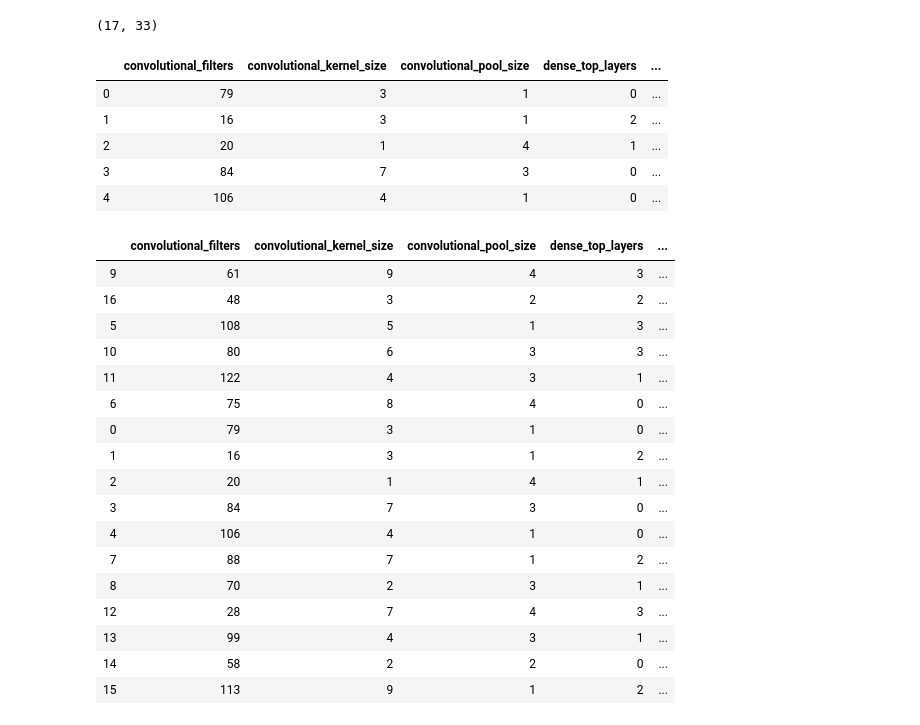
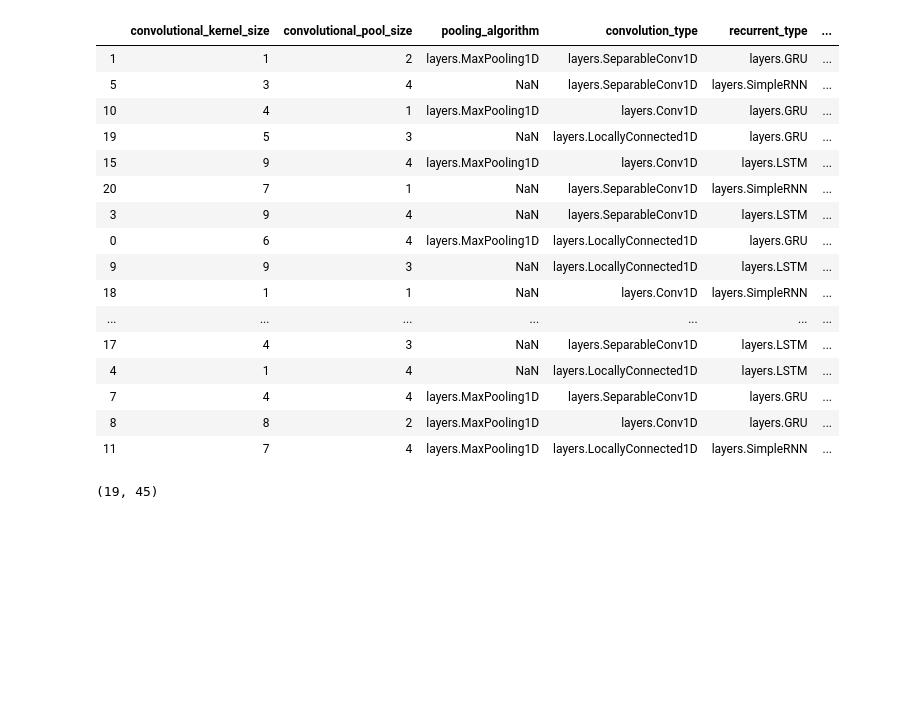
Before and after one commit to tristan00/sports_predictor, a Jupyter notebook: nba/eda.ipynb, the cells around one changed output. Drawn from its saved outputs; the diff is of its cells as text; code cells hidden in the pictures; blank space fills up the shorter version.

```diff
--- a/nba/eda.ipynb
+++ b/nba/eda.ipynb
@@ -109,48 +215,35 @@ pd.set_option('display.width', 1000)
 #                                           'usg_pct', 'home', 'r1', 'r2', 'r3', 'r4']
 
 # pd.DataFrame(data=past_n_game_dataset['pho']["['2017-12-31', 'phi', 'pho']"])
-# %%
-results = pd.read_csv(f'{data_path}/nn_architectures.csv')
-results['use_resnet'] = results['use_resnet'].astype(int)
-results['use_convolution_cell'] = results['use_convolution_cell'].astype(int)
-results['recurrent_bi_direction'] = results['recurrent_bi_direction'].astype(int)
-results['use_recurrent_cell'] = results['use_recurrent_cell'].astype(int)
-results['use_recurrent_convolutional_cell'] = results['use_recurrent_convolutional_cell'].astype(int)
-results['use_convolutional_recurrent_cell'] = results['use_convolutional_recurrent_cell'].astype(int)
-results['use_dense_cell'] = results['use_dense_cell'].astype(int)
-results['use_x1'] = results['use_x1'].astype(int)
-results['use_x2'] = results['use_x2'].astype(int)
-
-results.shape
-# %% [output]
-(17, 33)
+# %%
+results = pd.read_csv(f'{data_path}/nn_architectures.csv')
+results = results.replace(True, 1).replace(False, 0)
+
+results['block_1_dropout_amount'] = results['block_1_dropout_amount'].fillna(.2)
+results['block_2_dropout_amount'] = results['block_2_dropout_amount'].fillna(.2)
+results['merge_block_dropout_amount'] = results['merge_block_dropout_amount'].fillna(.2)
+results['top_block_dropout_amount'] = results['top_block_dropout_amount'].fillna(.2)
+
+results.sort_values('accuracy', ascending = False).head(20)
+# %% [output]
+|  | convolutional_kernel_size | convolutional_pool_size | pooling_algorithm | convolution_type | recurrent_type | ... |
+| 1 | 1 | 2 | layers.MaxPooling1D | layers.SeparableConv1D | layers.GRU | ... |
+| 5 | 3 | 4 | NaN | layers.SeparableConv1D | layers.SimpleRNN | ... |
+| 10 | 4 | 1 | layers.MaxPooling1D | layers.Conv1D | layers.GRU | ... |
+| 19 | 5 | 3 | NaN | layers.LocallyConnected1D | layers.GRU | ... |
+| 15 | 9 | 4 | layers.MaxPooling1D | layers.Conv1D | layers.LSTM | ... |
+| 20 | 7 | 1 | NaN | layers.SeparableConv1D | layers.SimpleRNN | ... |
+| 3 | 9 | 4 | NaN | layers.SeparableConv1D | layers.LSTM | ... |
+| 0 | 6 | 4 | layers.MaxPooling1D | layers.LocallyConnected1D | layers.GRU | ... |
+| 9 | 9 | 3 | NaN | layers.LocallyConnected1D | layers.LSTM | ... |
+| 18 | 1 | 1 | NaN | layers.Conv1D | layers.SimpleRNN | ... |
+| ... | ... | ... | ... | ... | ... | ... |
+| 17 | 4 | 3 | NaN | layers.SeparableConv1D | layers.LSTM | ... |
+| 4 | 1 | 4 | NaN | layers.LocallyConnected1D | layers.LSTM | ... |
+| 7 | 4 | 4 | layers.MaxPooling1D | layers.SeparableConv1D | layers.GRU | ... |
+| 8 | 8 | 2 | layers.MaxPooling1D | layers.Conv1D | layers.GRU | ... |
+| 11 | 7 | 4 | layers.MaxPooling1D | layers.LocallyConnected1D | layers.SimpleRNN | ... |
 # %%
-results.head()
+results.shape
 # %% [output]
-|  | convolutional_filters | convolutional_kernel_size | convolutional_pool_size | dense_top_layers | ... |
-| 0 | 79 | 3 | 1 | 0 | ... |
-| 1 | 16 | 3 | 1 | 2 | ... |
-| 2 | 20 | 1 | 4 | 1 | ... |
-| 3 | 84 | 7 | 3 | 0 | ... |
-| 4 | 106 | 4 | 1 | 0 | ... |
+(19, 45)
-# %%
-results.sort_values('accuracy', ascending = False).head(20)
-# %% [output]
-|  | convolutional_filters | convolutional_kernel_size | convolutional_pool_size | dense_top_layers | ... |
-| 9 | 61 | 9 | 4 | 3 | ... |
-| 16 | 48 | 3 | 2 | 2 | ... |
-| 5 | 108 | 5 | 1 | 3 | ... |
-| 10 | 80 | 6 | 3 | 3 | ... |
-| 11 | 122 | 4 | 3 | 1 | ... |
-| 6 | 75 | 8 | 4 | 0 | ... |
-| 0 | 79 | 3 | 1 | 0 | ... |
-| 1 | 16 | 3 | 1 | 2 | ... |
-| 2 | 20 | 1 | 4 | 1 | ... |
-| 3 | 84 | 7 | 3 | 0 | ... |
-| 4 | 106 | 4 | 1 | 0 | ... |
-| 7 | 88 | 7 | 1 | 2 | ... |
-| 8 | 70 | 2 | 3 | 1 | ... |
-| 12 | 28 | 7 | 4 | 3 | ... |
-| 13 | 99 | 4 | 3 | 1 | ... |
-| 14 | 58 | 2 | 2 | 0 | ... |
-| 15 | 113 | 9 | 1 | 2 | ... |
```
Also changed, not shown: parts of 14 cells of this notebook, 3 other files.
